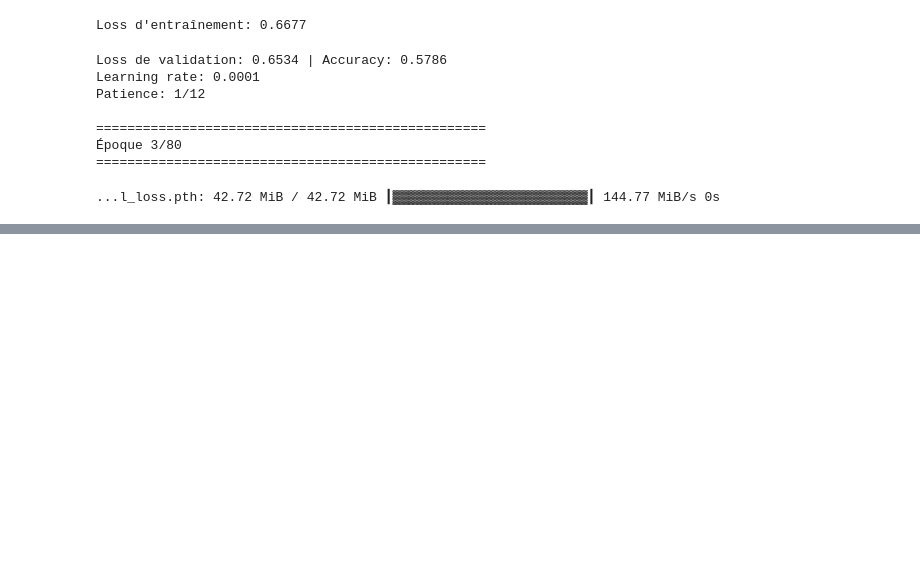
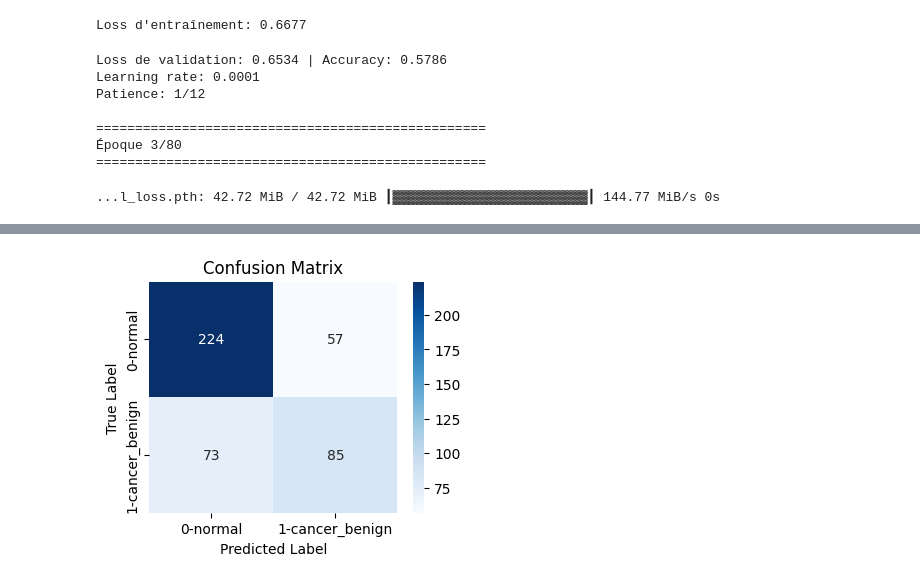
Before and after one commit to diabitbol/ot-domain-adaptation-mammography, a Jupyter notebook: general_notebook.ipynb, the cells around one changed output, grey strips where cells are left out. Drawn from its saved outputs; the diff is of its cells as text; code cells hidden in the pictures; blank space fills up the shorter version.

```diff
--- a/general_notebook.ipynb
+++ b/general_notebook.ipynb
@@ -228,0 +255,15 @@ Patience: 1/12
+# %%
+predictions_np, labels_np, probabilities_np, accuracy = evaluate_model(
+    path = "/home/onyxia/new2_best_model_672_general_standard_final_loss.pth",
+    test_loader = test_loader,
+    model = model,
+    device = "cuda"
+)
+# %%
+conf_matrix(
+    class_names = ["0-normal", "1-cancer_benign"],
+    labels = labels_np,
+    predictions = predictions_np
+)
+# %% [output]
+[figure, added]
```
Also changed, not shown: parts of 9 cells of this notebook, 1 other file.
